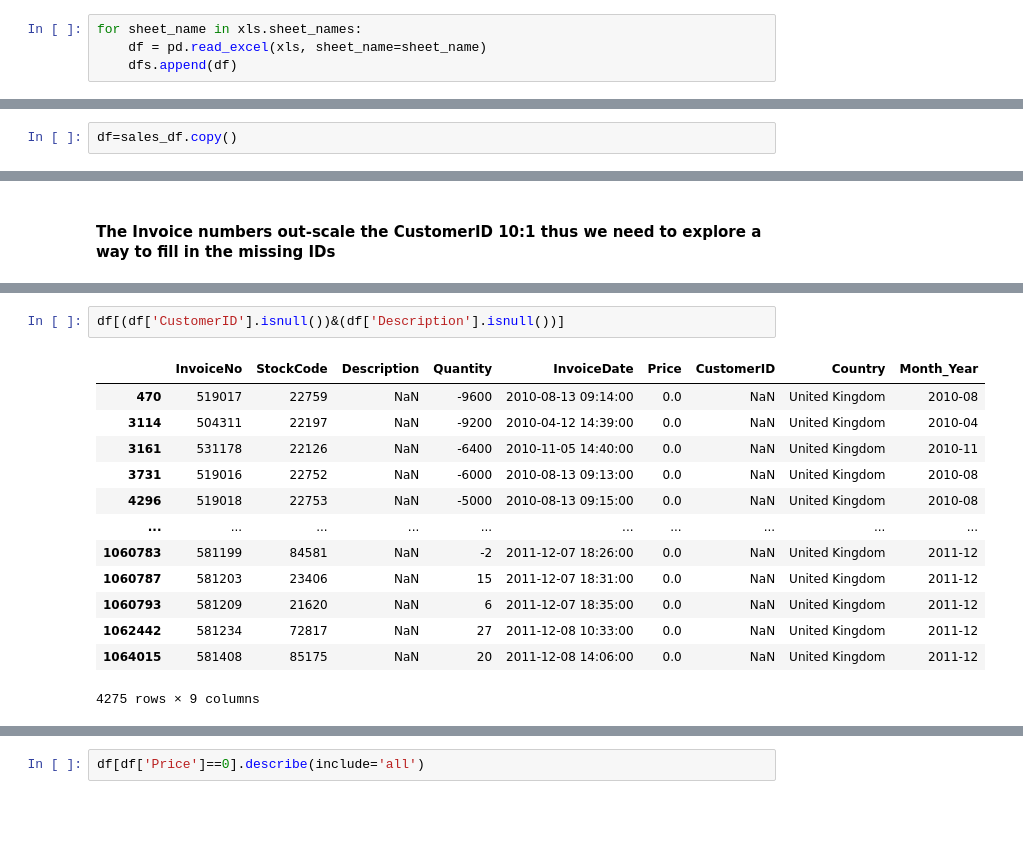
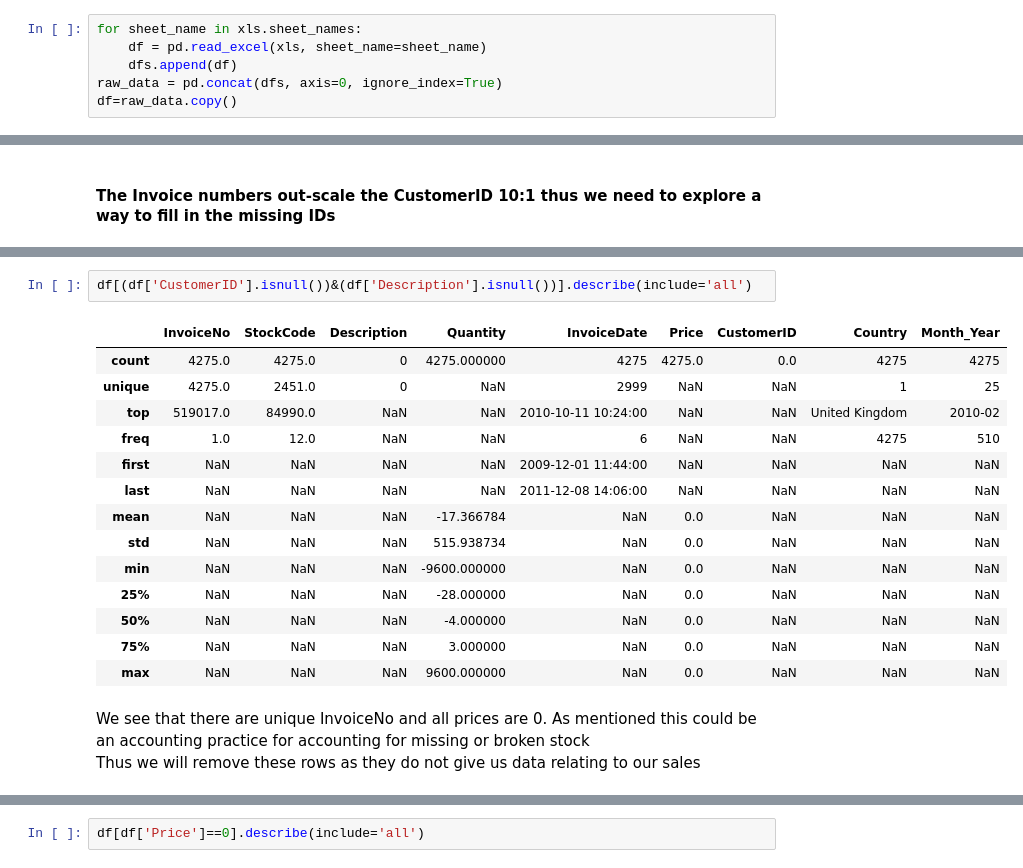
Before and after one commit to MakalaMabotja/Sales-Data-Project, a Jupyter notebook: Sales data cleaning & EDA.ipynb, the cells around one changed output, grey strips where cells are left out. Cells and saved outputs as stored; diff of their text form; blank space fills up the shorter version.

```diff
--- a/Sales data cleaning & EDA.ipynb
+++ b/Sales data cleaning & EDA.ipynb
@@ -19,3 +64,5 @@ xls = pd.ExcelFile(excel_file)
 for sheet_name in xls.sheet_names:
     df = pd.read_excel(xls, sheet_name=sheet_name)
     dfs.append(df)
+raw_data = pd.concat(dfs, axis=0, ignore_index=True)
+df=raw_data.copy()
@@ -24,2 +68,0 @@ sales_df = pd.concat(dfs, axis=0, ignore_index=True)
-# %%
-df=sales_df.copy()
@@ -83,18 +148,22 @@ df.shape
 # %%
-df[(df['CustomerID'].isnull())&(df['Description'].isnull())]
+df[(df['CustomerID'].isnull())&(df['Description'].isnull())].describe(include='all')
 # %% [output]
 |  | InvoiceNo | StockCode | Description | Quantity | InvoiceDate | Price | CustomerID | Country | Month_Year |
-| 470 | 519017 | 22759 | NaN | -9600 | 2010-08-13 09:14:00 | 0.0 | NaN | United Kingdom | 2010-08 |
-| 3114 | 504311 | 22197 | NaN | -9200 | 2010-04-12 14:39:00 | 0.0 | NaN | United Kingdom | 2010-04 |
-| 3161 | 531178 | 22126 | NaN | -6400 | 2010-11-05 14:40:00 | 0.0 | NaN | United Kingdom | 2010-11 |
-| 3731 | 519016 | 22752 | NaN | -6000 | 2010-08-13 09:13:00 | 0.0 | NaN | United Kingdom | 2010-08 |
-| 4296 | 519018 | 22753 | NaN | -5000 | 2010-08-13 09:15:00 | 0.0 | NaN | United Kingdom | 2010-08 |
-| ... | ... | ... | ... | ... | ... | ... | ... | ... | ... |
-| 1060783 | 581199 | 84581 | NaN | -2 | 2011-12-07 18:26:00 | 0.0 | NaN | United Kingdom | 2011-12 |
-| 1060787 | 581203 | 23406 | NaN | 15 | 2011-12-07 18:31:00 | 0.0 | NaN | United Kingdom | 2011-12 |
-| 1060793 | 581209 | 21620 | NaN | 6 | 2011-12-07 18:35:00 | 0.0 | NaN | United Kingdom | 2011-12 |
-| 1062442 | 581234 | 72817 | NaN | 27 | 2011-12-08 10:33:00 | 0.0 | NaN | United Kingdom | 2011-12 |
-| 1064015 | 581408 | 85175 | NaN | 20 | 2011-12-08 14:06:00 | 0.0 | NaN | United Kingdom | 2011-12 |
+| count | 4275.0 | 4275.0 | 0 | 4275.000000 | 4275 | 4275.0 | 0.0 | 4275 | 4275 |
+| unique | 4275.0 | 2451.0 | 0 | NaN | 2999 | NaN | NaN | 1 | 25 |
+| top | 519017.0 | 84990.0 | NaN | NaN | 2010-10-11 10:24:00 | NaN | NaN | United Kingdom | 2010-02 |
+| freq | 1.0 | 12.0 | NaN | NaN | 6 | NaN | NaN | 4275 | 510 |
+| first | NaN | NaN | NaN | NaN | 2009-12-01 11:44:00 | NaN | NaN | NaN | NaN |
+| last | NaN | NaN | NaN | NaN | 2011-12-08 14:06:00 | NaN | NaN | NaN | NaN |
+| mean | NaN | NaN | NaN | -17.366784 | NaN | 0.0 | NaN | NaN | NaN |
+| std | NaN | NaN | NaN | 515.938734 | NaN | 0.0 | NaN | NaN | NaN |
+| min | NaN | NaN | NaN | -9600.000000 | NaN | 0.0 | NaN | NaN | NaN |
+| 25% | NaN | NaN | NaN | -28.000000 | NaN | 0.0 | NaN | NaN | NaN |
+| 50% | NaN | NaN | NaN | -4.000000 | NaN | 0.0 | NaN | NaN | NaN |
+| 75% | NaN | NaN | NaN | 3.000000 | NaN | 0.0 | NaN | NaN | NaN |
+| max | NaN | NaN | NaN | 9600.000000 | NaN | 0.0 | NaN | NaN | NaN |
-4275 rows × 9 columns
+# %% [markdown]
+We see that there are unique InvoiceNo and all prices are 0. As mentioned this could be an accounting practice for accounting for missing or broken stock
+Thus we will remove these rows as they do not give us data relating to our sales
 # %%
 df = df[df['Description'].notnull()]
```
Also changed, not shown: parts of 19 cells of this notebook, 1 other file.
